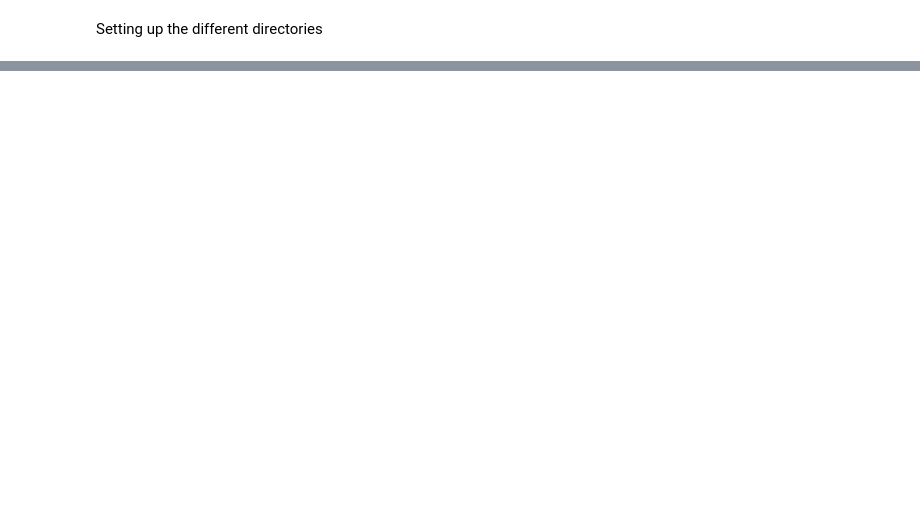
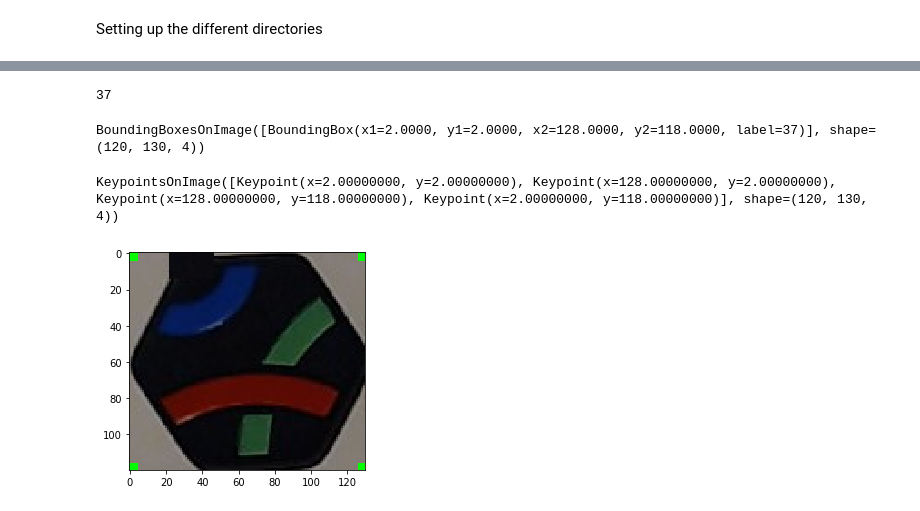
Before and after one commit to mahoyen/tantrix-CV-detect, a Jupyter notebook: Boundingbox dataset.ipynb, the cells around one changed output, grey strips where cells are left out. Cells and saved outputs as stored; diff of their text form; code cells hidden in the pictures; blank space fills up the shorter version.

```diff
--- a/Boundingbox dataset.ipynb
+++ b/Boundingbox dataset.ipynb
@@ -25,0 +59,16 @@ plt.imshow(backgrounds[np.random.randint(len(backgrounds))])
+# %%
+imgH = 300
+imgW = 300
+
+centerX = int(imgW/2)
+centerY = int(imgH/2)
+
+marg_alphamask = 2
+
+h_alphamask = 120
+w_alphamask = 130
+
+std_bb_x1 = marg_alphamask
+std_bb_y1 = std_bb_x1
+std_bb_x2 = w_alphamask - marg_alphamask
+std_bb_y2 = h_alphamask - marg_alphamask
@@ -25,0 +167,21 @@ plt.imshow(backgrounds[np.random.randint(len(backgrounds))])
+# %%
+bgImg = backgrounds[np.random.randint(len(backgrounds))]
+tileNr = np.random.randint(1,len(tiles)+1)
+print(tileNr)
+img1 = tiles[tileNr][np.random.randint(2)]
+bb1 = BoundingBox(x1=std_bb_x1, y1=std_bb_y1, x2 =std_bb_x2, y2=std_bb_y2, label=tileNr)
+bbs = BoundingBoxesOnImage([bb1], img1.shape)
+# %% [output]
+37
+# %%
+bbs
+# %% [output]
+BoundingBoxesOnImage([BoundingBox(x1=2.0000, y1=2.0000, x2=128.0000, y2=118.0000, label=37)], shape=(120, 130, 4))
+# %%
+kps = KeypointsOnImage(bb1.to_keypoints(), img1.shape)
+img_with_kps = kps.draw_on_image(img1[:,:,0:3], size=5)
+plt.imshow(img_with_kps)
+kps
+# %% [output]
+KeypointsOnImage([Keypoint(x=2.00000000, y=2.00000000), Keypoint(x=128.00000000, y=2.00000000), Keypoint(x=128.00000000, y=118.00000000), Keypoint(x=2.00000000, y=118.00000000)], shape=(120, 130, 4))
+[figure, added]
```
Also changed, not shown: parts of 14 cells of this notebook, 6 other files.
